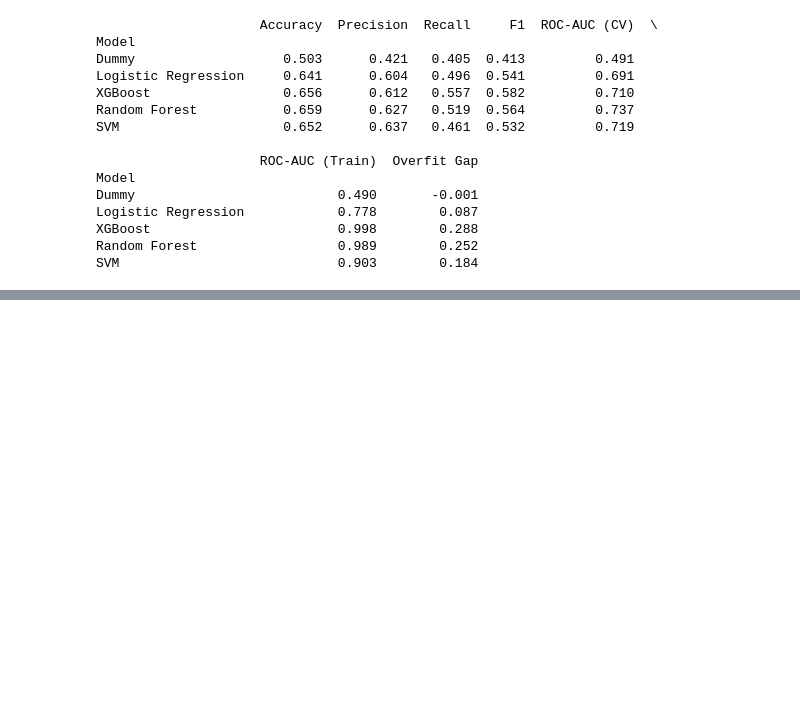
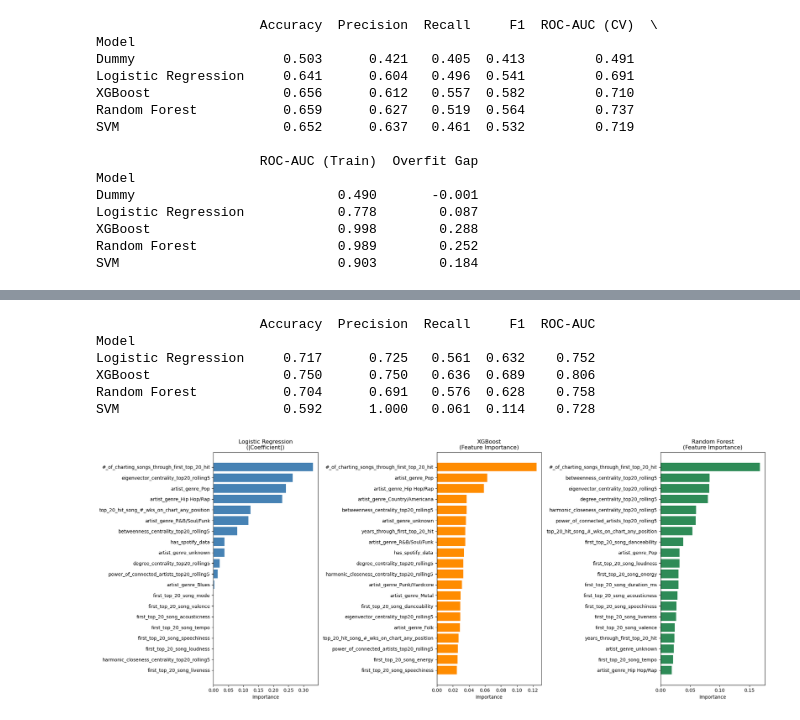
Before and after one commit to Erdos-Projects/spring-2026-hitmakers, a Jupyter notebook: ml_sandbox_3.ipynb, the cells around one changed output, grey strips where cells are left out. Saved outputs shown, nothing was run; the diff lists cells and outputs as text; code cells hidden in the pictures; blank space fills up the shorter version.

```diff
--- a/ml_sandbox_3.ipynb
+++ b/ml_sandbox_3.ipynb
@@ -372,0 +490,72 @@ SVM                            0.903        0.184
+# %%
+# Evaluate tuned models on held-out test set
+from sklearn.metrics import accuracy_score, precision_score, recall_score, f1_score, roc_auc_score
+
+holdout_results = []
+
+for name, (model, X_tr) in best_models.items():
+    X_te = X_test_scaled if name in ('Logistic Regression', 'SVM') else X_test
+    y_pred = model.predict(X_te)
+    y_prob = model.predict_proba(X_te)[:, 1]
+    holdout_results.append({
+        'Model':     name,
+        'Accuracy':  accuracy_score(y_test, y_pred),
+        'Precision': precision_score(y_test, y_pred),
+        'Recall':    recall_score(y_test, y_pred),
+        'F1':        f1_score(y_test, y_pred),
+        'ROC-AUC':   roc_auc_score(y_test, y_prob),
+    })
+
+df_holdout = pd.DataFrame(holdout_results).set_index('Model').round(3)
+print(df_holdout)
+# %% [output]
+                     Accuracy  Precision  Recall     F1  ROC-AUC
+Model
+Logistic Regression     0.717      0.725   0.561  0.632    0.752
+XGBoost                 0.750      0.750   0.636  0.689    0.806
+Random Forest           0.704      0.691   0.576  0.628    0.758
+SVM                     0.592      1.000   0.061  0.114    0.728
+# %%
+# Feature importance analysis for Logistic Regression, XGBoost, and Random Forest
+import matplotlib.pyplot as plt
+
+top_n = 20
+feature_names = X_train.columns.tolist()
+feature_names_scaled = feature_names  # same features, just scaled
+
+fig, axes = plt.subplots(1, 3, figsize=(20, 8))
+
+# Logistic Regression — coefficients (absolute value)
+lr_model = best_models['Logistic Regression'][0]
+lr_importance = pd.Series(
+    abs(lr_model.coef_[0]), index=feature_names_scaled
+).sort_values(ascending=False).head(top_n)
+
+axes[0].barh(lr_importance.index[::-1], lr_importance.values[::-1], color='steelblue')
+axes[0].set_title('Logistic Regression\n(|Coefficient|)')
+axes[0].set_xlabel('Importance')
+
+# XGBoost — built-in feature importance
+xgb_model = best_models['XGBoost'][0]
+xgb_importance = pd.Series(
+    xgb_model.feature_importances_, index=feature_names
+).sort_values(ascending=False).head(top_n)
+
+axes[1].barh(xgb_importance.index[::-1], xgb_importance.values[::-1], color='darkorange')
+axes[1].set_title('XGBoost\n(Feature Importance)')
+axes[1].set_xlabel('Importance')
+
+# Random Forest — built-in feature importance
+rf_model = best_models['Random Forest'][0]
+rf_importance = pd.Series(
+    rf_model.feature_importances_, index=feature_names
+).sort_values(ascending=False).head(top_n)
+
+axes[2].barh(rf_importance.index[::-1], rf_importance.values[::-1], color='seagreen')
+axes[2].set_title('Random Forest\n(Feature Importance)')
+axes[2].set_xlabel('Importance')
+
+plt.tight_layout()
+plt.show()
+# %% [output]
+[figure, added]
```
Also changed, not shown: parts of 4 cells of this notebook.
